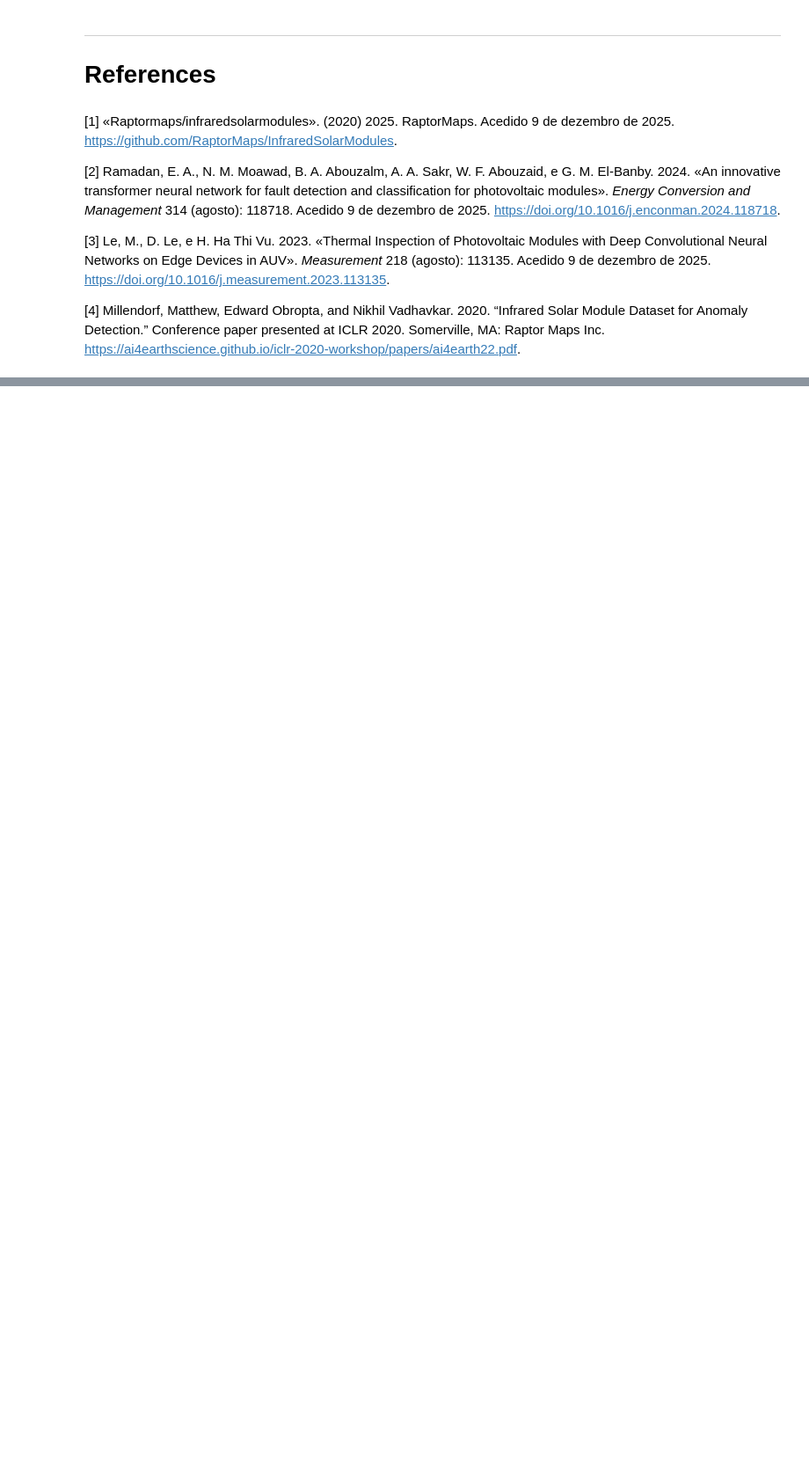
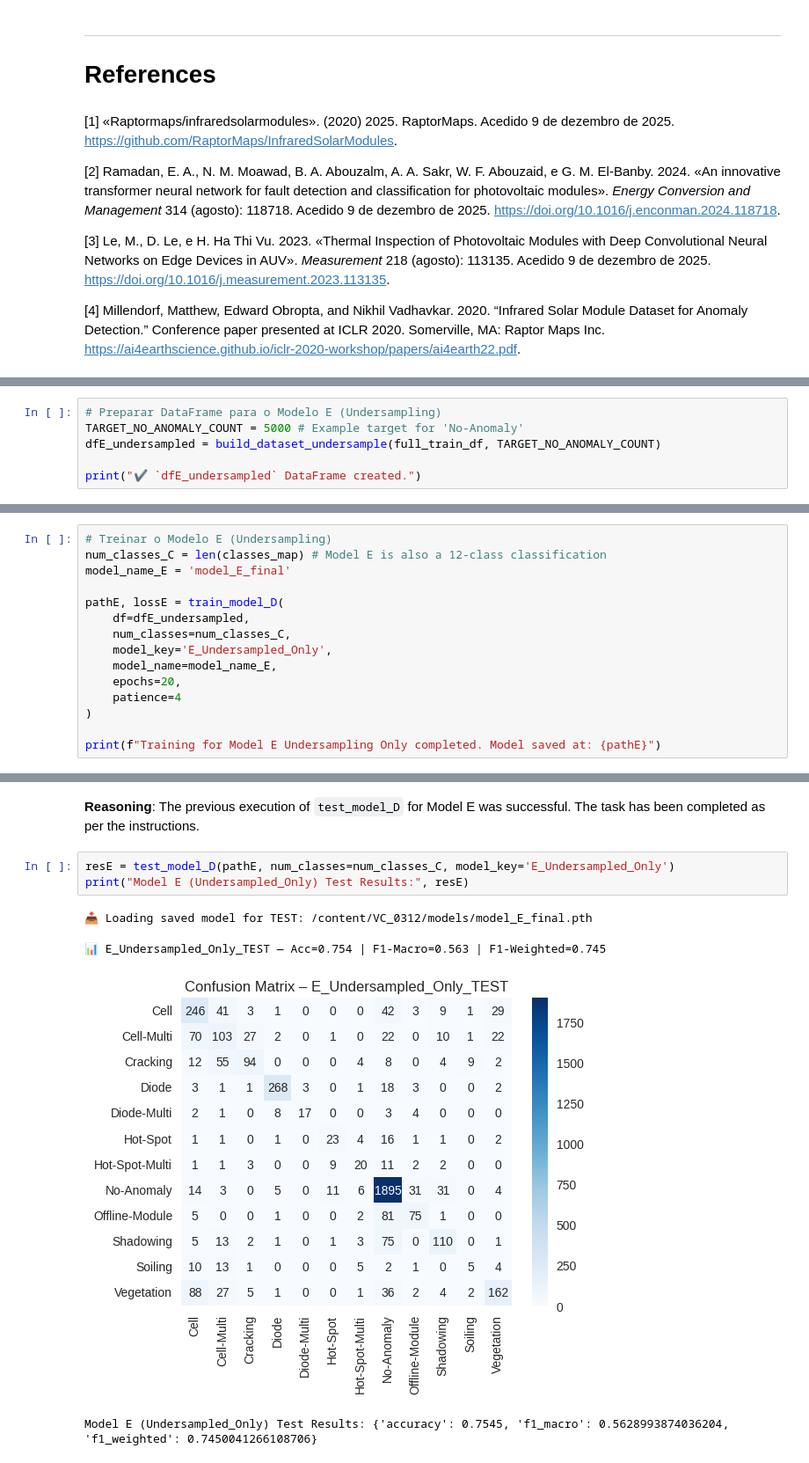
Before and after one commit to FM11pp3/VC_0312, a Jupyter notebook: [Final Version] [M.EGI026] Assignment 2.ipynb, the cells around one changed output, grey strips where cells are left out. Shown at 88% size. Saved outputs shown, nothing was run; the diff lists cells and outputs as text; blank space fills up the shorter version.

```diff
--- a/[Final Version] [M.EGI026] Assignment 2.ipynb
+++ b/[Final Version] [M.EGI026] Assignment 2.ipynb
@@ -1875,0 +2392,6 @@ else:
+# %%
+# Preparar DataFrame para o Modelo E (Undersampling)
+TARGET_NO_ANOMALY_COUNT = 5000 # Example target for 'No-Anomaly'
+dfE_undersampled = build_dataset_undersample(full_train_df, TARGET_NO_ANOMALY_COUNT)
+
+print("✔️ `dfE_undersampled` DataFrame created.")
@@ -1875,0 +2423,15 @@ else:
+# %%
+# Treinar o Modelo E (Undersampling)
+num_classes_C = len(classes_map) # Model E is also a 12-class classification
+model_name_E = 'model_E_final'
+
+pathE, lossE = train_model_D(
+    df=dfE_undersampled,
+    num_classes=num_classes_C,
+    model_key='E_Undersampled_Only',
+    model_name=model_name_E,
+    epochs=20,
+    patience=4
+)
+
+print(f"Training for Model E Undersampling Only completed. Model saved at: {pathE}")
@@ -1875,0 +2456,11 @@ else:
+# %% [markdown]
+**Reasoning**:
+The previous execution of `test_model_D` for Model E was successful. The task has been completed as per the instructions.
+# %%
+resE = test_model_D(pathE, num_classes=num_classes_C, model_key='E_Undersampled_Only')
+print("Model E (Undersampled_Only) Test Results:", resE)
+# %% [output]
+📥 Loading saved model for TEST: /content/VC_0312/models/model_E_final.pth
+📊 E_Undersampled_Only_TEST — Acc=0.754 | F1-Macro=0.563 | F1-Weighted=0.745
+[figure, added]
+Model E (Undersampled_Only) Test Results: {'accuracy': 0.7545, 'f1_macro': 0.5628993874036204, 'f1_weighted': 0.7450041266108706}
```
Also changed, not shown: parts of 78 cells of this notebook.
